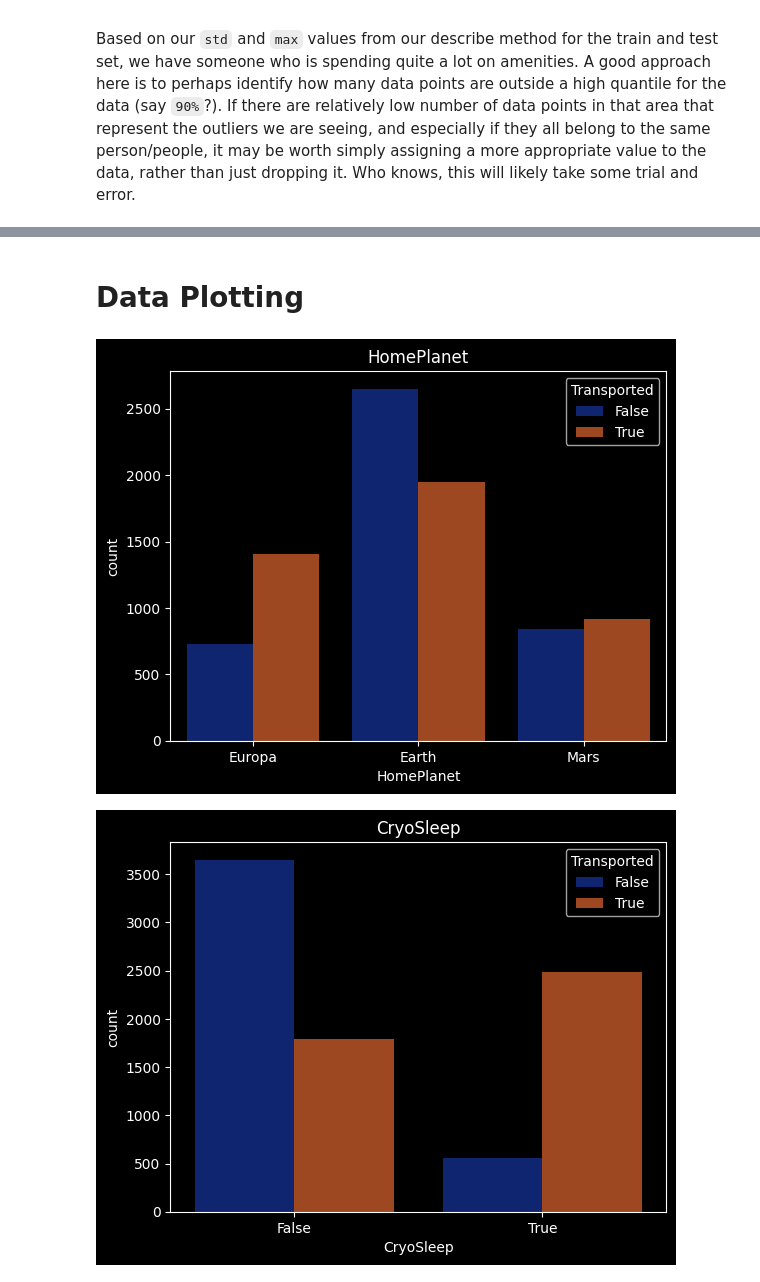
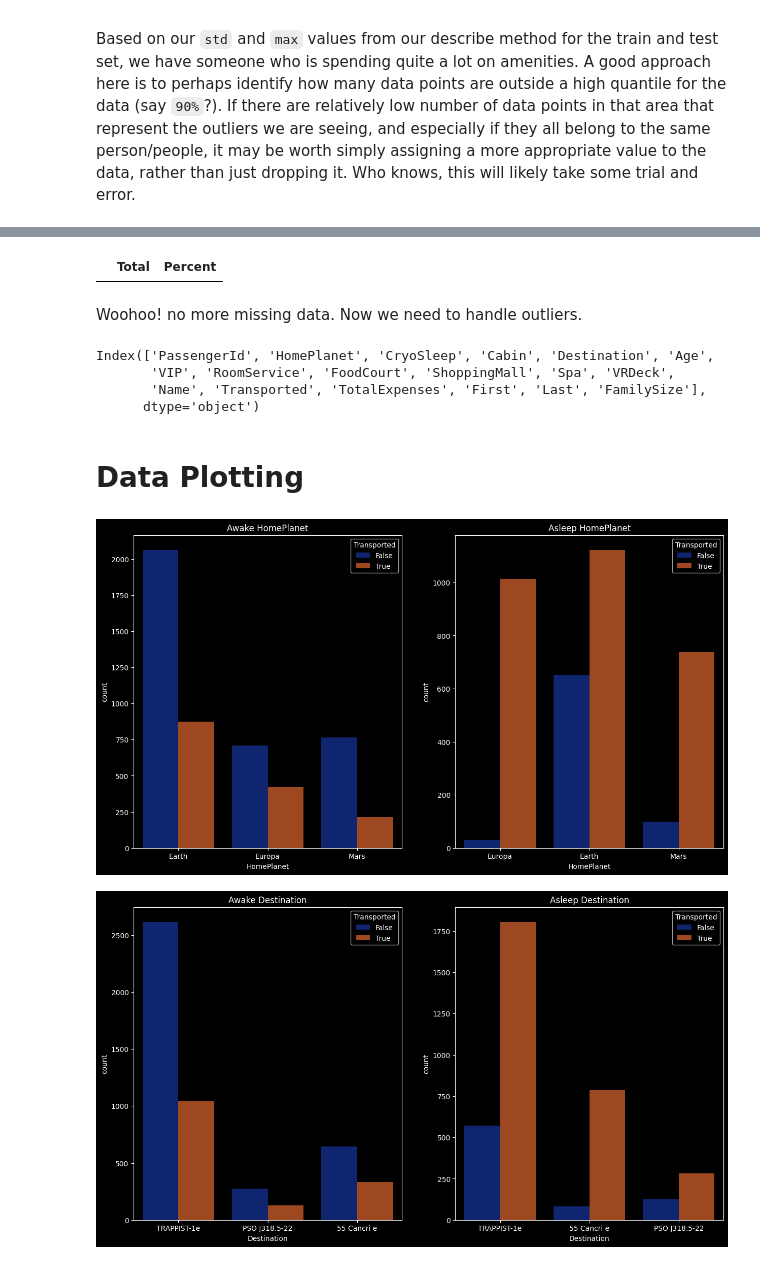
Before and after one commit to mattgpaul/Spaceship-Titanic, a Jupyter notebook: spaceship-titanic.ipynb, the cells around one changed output, grey strips where cells are left out. Drawn from its saved outputs; the diff is of its cells as text; code cells hidden in the pictures.

Commit message:
null values removed. TODO skew and outliers

```diff
--- a/spaceship-titanic.ipynb
+++ b/spaceship-titanic.ipynb
@@ -239,0 +408,9 @@ AttributeError: 'Series' object has no attribute 'nonzero'
+# %%
+VIP_threshold = train[(train['VIP'] == True) & (train['TotalExpenses'] > 0.0)]['TotalExpenses'].median()
+
+train_vip_index = train[(train['VIP'].isnull()) & (train['TotalExpenses'] >= VIP_threshold)].index
+test_vip_index = test[(test['VIP'].isnull()) & (test['TotalExpenses'] >= VIP_threshold)].index
+
+train.loc[train_vip_index, 'VIP'] = train.loc[train_vip_index, 'VIP'].fillna(True)
+test.loc[test_vip_index, 'VIP'] = test.loc[test_vip_index, 'VIP'].fillna(True)
+train.loc[train_vip_index]
@@ -239,0 +437,3 @@ AttributeError: 'Series' object has no attribute 'nonzero'
+# %%
+train['VIP'].fillna(False, inplace=True)
+test['VIP'].fillna(False, inplace=True)
@@ -239,0 +451,5 @@ AttributeError: 'Series' object has no attribute 'nonzero'
+# %%
+# Fastest way to do this is to sort the dataframe by last name, then ffill
+train = train.sort_values(by=['Last']).ffill()
+test = test.sort_values(by=['Last']).ffill()
+train
@@ -240,14 +474,40 @@ AttributeError: 'Series' object has no attribute 'nonzero'
+# %%
+MissingData(test)
+# %% [output]
+|  | Total | Percent |
+# %% [markdown]
+Woohoo! no more missing data. Now we need to handle outliers.
+# %%
+train = train.sort_index()
+test = test.sort_index()
+# %%
+train.columns
+# %% [output]
+Index(['PassengerId', 'HomePlanet', 'CryoSleep', 'Cabin', 'Destination', 'Age',
+       'VIP', 'RoomService', 'FoodCourt', 'ShoppingMall', 'Spa', 'VRDeck',
+       'Name', 'Transported', 'TotalExpenses', 'First', 'Last', 'FamilySize'],
+      dtype='object')
 # %% [markdown]
 # Data Plotting
 # %%
-for col in [x for x in train.columns if x != 'Transported']:
+awake = train[train['TotalExpenses'] > 0.0]
+asleep = train[train['TotalExpenses'] <= 0.0]
+
+columns_of_interest = ['HomePlanet','Destination','Age','VIP','TotalExpenses','FamilySize']
+for col in [x for x in columns_of_interest if x != 'Transported']:
+    fig, ax = plt.subplots(1,2, figsize=(15,8))
     if train[col].dtype in ['int64','float64']:
-        sns.histplot(data=train, x=col, hue='Transported', kde=True, palette='dark').set(title=col)
+        sns.histplot(ax=ax[0], data=awake, x=col, hue='Transported', kde=True, palette='dark').set(title='Awake ' + col)
+        try:
+            sns.histplot(ax=ax[1], data=asleep, x=col, hue='Transported', kde=True, palette='dark').set(title='Asleep ' + col)
+        except:
+            pass
         plt.show()
     else:
         if train_unique_cats[col] < 95:
-            sns.countplot(data=train, x=col, hue='Transported', palette='dark').set(title=col)
+            sns.countplot(ax=ax[0], data=awake, x=col, hue='Transported', palette='dark').set(title='Awake ' + col)
+            sns.countplot(ax=ax[1], data=asleep, x=col, hue='Transported', palette='dark').set(title='Asleep ' + col)
             plt.show()
 # %% [output]
-[figure, old version]
+[figure, new version]
-[figure, old version]
+[figure, new version]
```
Also changed, not shown: parts of 41 cells of this notebook, 1 other file.
